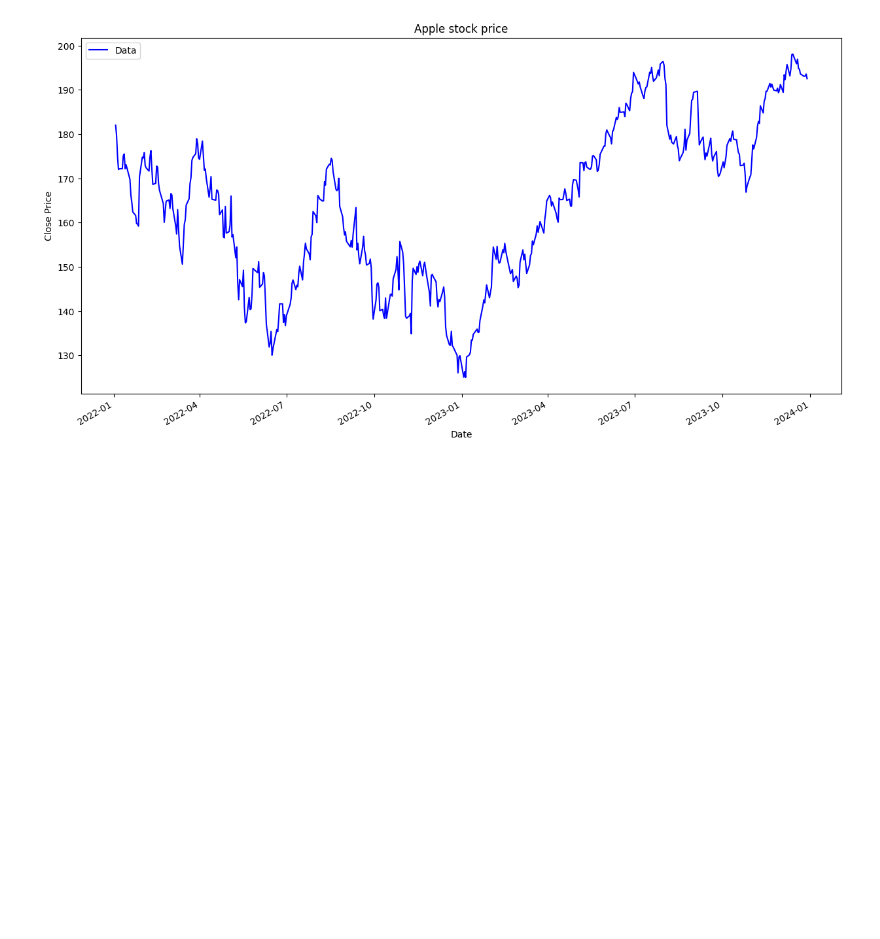
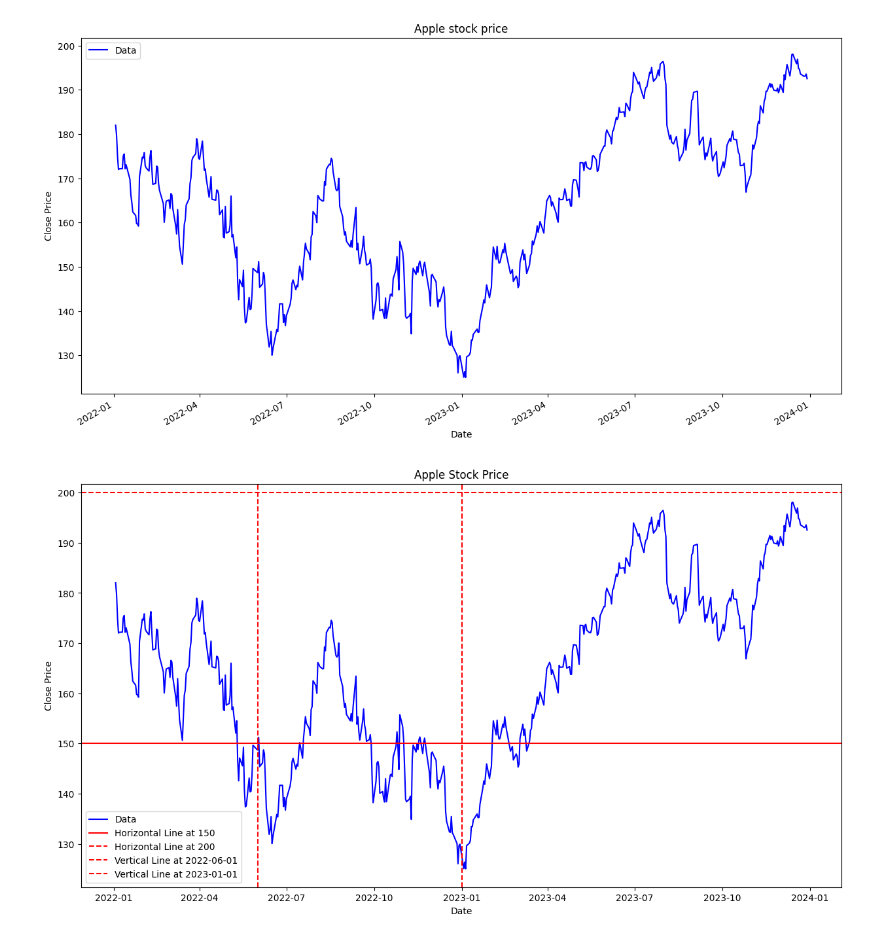
Before and after one commit to carlosgutierrezch/LSTM_Forecast, a Jupyter notebook: notebooks/EDA.ipynb, the cells around one changed output. Drawn from its saved outputs; the diff is of its cells as text; code cells hidden in the pictures; blank space fills up the shorter version.

```diff
--- a/notebooks/EDA.ipynb
+++ b/notebooks/EDA.ipynb
@@ -72,3 +72,28 @@ plt.legend()
 plt.show()
 # %% [output]
 [figure]
+# %%
+start_date = '2022-01-01'
+end_date = '2024-01-01'
+
+df1_filtered = df[(df.index >= start_date) & (df.index <= end_date)]
+
+plt.figure(figsize=(15, 8))
+
+plt.plot(df1_filtered.index, df1_filtered["Close/Last"], label="Data", color='blue')
+
+
+plt.axhline(y=150, color='red', linestyle='-', label='Horizontal Line at 150')
+plt.axhline(y=200, color='red', linestyle='--', label='Horizontal Line at 200')
+
+plt.axvline(x=pd.to_datetime('2022-06-01'), color='red', linestyle='--', label='Vertical Line at 2022-06-01')
+plt.axvline(x=pd.to_datetime('2023-01-01'), color='red', linestyle='--', label='Vertical Line at 2023-01-01')
+
+plt.title("Apple Stock Price")
+plt.xlabel("Date")
+plt.ylabel("Close Price")
+plt.legend()
+
+plt.show()
+# %% [output]
+[figure, added]
```
Also changed, not shown: 16 other files.
